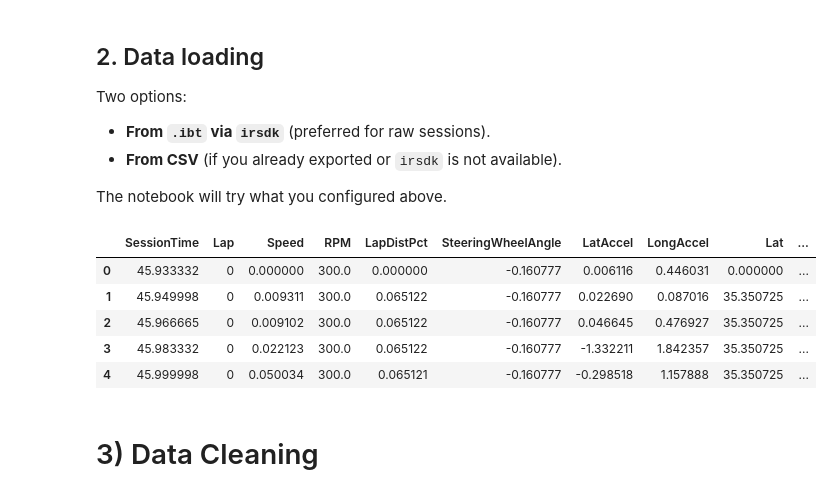
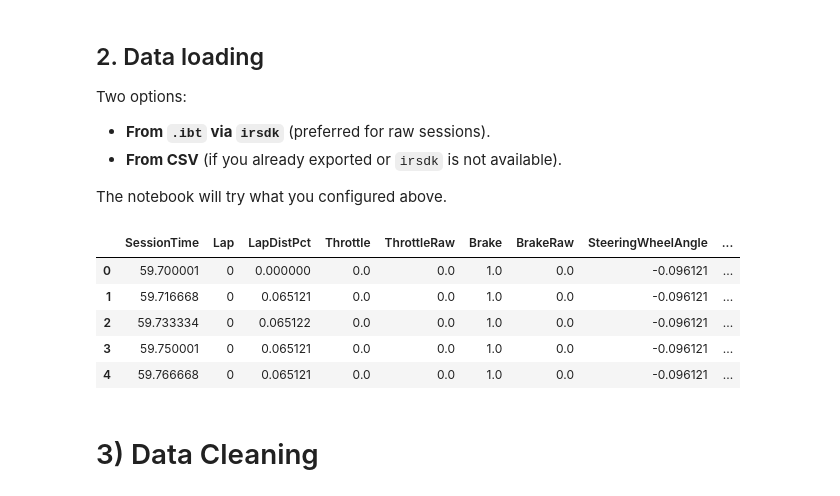
Before and after one commit to conect2ai/Racing4all, a Jupyter notebook: Iracing/Notebooks/iracing_new_heuristics.ipynb, the cells around one changed output. Saved outputs shown, nothing was run; the diff lists cells and outputs as text; code cells hidden in the pictures.

```diff
--- a/Iracing/Notebooks/iracing_new_heuristics.ipynb
+++ b/Iracing/Notebooks/iracing_new_heuristics.ipynb
@@ -44,13 +44,6 @@ from sklearn.model_selection import GroupKFold, train_test_split
 from sklearn.metrics import mean_absolute_error
 from sklearn.inspection import permutation_importance
 
-# Optional SHAP (if available)
-try:
-    import shap
-    SHAP_AVAILABLE = True
-except Exception:
-    SHAP_AVAILABLE = False
-
 # Optional irsdk (for .ibt)
 try:
     import irsdk
@@ -58,9 +51,6 @@ try:
 except Exception:
     IRSDK_AVAILABLE = False
 
-print(f"LightGBM available: {LGB_AVAILABLE}")
-print(f"SHAP available    : {SHAP_AVAILABLE}")
-print(f"irsdk available   : {IRSDK_AVAILABLE}")
 
 # --- Paths & Parameters
 USE_IBT = True  # set True to read a .ibt with irsdk if available
@@ -70,7 +60,10 @@ USE_IBT = True  # set True to read a .ibt with irsdk if available
 
 # --- 1. EXTRAÇÃO DOS DADOS DO ARQUIVO .IBT ---
 root_path = "C:/Users/to_fi/OneDrive/Documents/GitHub/Doutorado/Racing4all/Iracing/"
-ibt_file = root_path + "data/formulavee_charlotte 2025 roval2025 2026-01-22 09-33-17.ibt"
+google_drive_path = "C:/Users/to_fi/OneDrive/Documents/Google Drive/Meu Drive/Estudos/Datasets - Simracing/Mazda - Charlotte"
+
+#ibt_file = google_drive_path + "/mx5 mx52016_charlotte 2025 roval2025 2026-01-22 14-13-43(Morsinaldo).ibt"
+ibt_file = google_drive_path + "/mx5 mx52016_charlotte 2025 roval2025 2025-11-26 13-56-41.ibt" #Tomaz
 
 # --- Configuration ---
 IBT_FILES = [
@@ -104,40 +93,63 @@ The notebook will try what you configured above.
 # %%
 
 
 USE_IBT = True
 IRSDK_AVAILABLE = True
 
 def load_from_ibt(ibt_path: Path) -> pd.DataFrame:
     """
     Loads binary IBT file using irsdk.
     """
     if not IRSDK_AVAILABLE:
         raise RuntimeError("irsdk is not available in this environment.")
     if not ibt_path.exists():
         raise FileNotFoundError(f".ibt file not found: {ibt_path}")
 
     ibt = irsdk.IBT()
     try:
         ibt.open(str(ibt_path))
-        channels = ['SessionTime','Lap','Speed','RPM',
-                    'LapDistPct','SteeringWheelAngle',
-                    'LatAccel','LongAccel','Lat','Lon']
+        channels = [
+        # Tempo / lap
+        'SessionTime',
+        'Lap',
+        'LapDistPct',
+
+        # Inputs
+        'Throttle',
+        'ThrottleRaw',
+        'Brake',
+        'BrakeRaw',
+        'SteeringWheelAngle',
+
+        # Dinâmica
+        'Speed',
+        'LatAccel',
+        'LongAccel',
+        'YawRate',
+
+        # Contexto
+        'RPM',
+        'Gear',
+        'BrakeABSactive',
+    ]
         data = {ch: ibt.get_all(ch) for ch in channels}
     except Exception as e:
         print(f"[ERROR] Failed to open {ibt_path}: {e}")
         return pd.DataFrame()
     finally:
         ibt.close()
     return pd.DataFrame(data)
 
+
+ibt_file = google_drive_path + "/mx5 mx52016_charlotte 2025 roval2025 2025-11-26 13-56-41.ibt" #Tomaz
 raw_df = load_from_ibt(Path(ibt_file))
 raw_df.head()
 # %% [output]
-|  | SessionTime | Lap | Speed | RPM | LapDistPct | SteeringWheelAngle | LatAccel | LongAccel | Lat | ... |
-| 0 | 45.933332 | 0 | 0.000000 | 300.0 | 0.000000 | -0.160777 | 0.006116 | 0.446031 | 0.000000 | ... |
-| 1 | 45.949998 | 0 | 0.009311 | 300.0 | 0.065122 | -0.160777 | 0.022690 | 0.087016 | 35.350725 | ... |
-| 2 | 45.966665 | 0 | 0.009102 | 300.0 | 0.065122 | -0.160777 | 0.046645 | 0.476927 | 35.350725 | ... |
-| 3 | 45.983332 | 0 | 0.022123 | 300.0 | 0.065122 | -0.160777 | -1.332211 | 1.842357 | 35.350725 | ... |
-| 4 | 45.999998 | 0 | 0.050034 | 300.0 | 0.065121 | -0.160777 | -0.298518 | 1.157888 | 35.350725 | ... |
+|  | SessionTime | Lap | LapDistPct | Throttle | ThrottleRaw | Brake | BrakeRaw | SteeringWheelAngle | ... |
+| 0 | 59.700001 | 0 | 0.000000 | 0.0 | 0.0 | 1.0 | 0.0 | -0.096121 | ... |
+| 1 | 59.716668 | 0 | 0.065121 | 0.0 | 0.0 | 1.0 | 0.0 | -0.096121 | ... |
+| 2 | 59.733334 | 0 | 0.065122 | 0.0 | 0.0 | 1.0 | 0.0 | -0.096121 | ... |
+| 3 | 59.750001 | 0 | 0.065121 | 0.0 | 0.0 | 1.0 | 0.0 | -0.096121 | ... |
+| 4 | 59.766668 | 0 | 0.065121 | 0.0 | 0.0 | 1.0 | 0.0 | -0.096121 | ... |
 # %% [markdown]
 # 3) Data Cleaning
```
Also changed, not shown: parts of 21 cells of this notebook, 1 other file.
